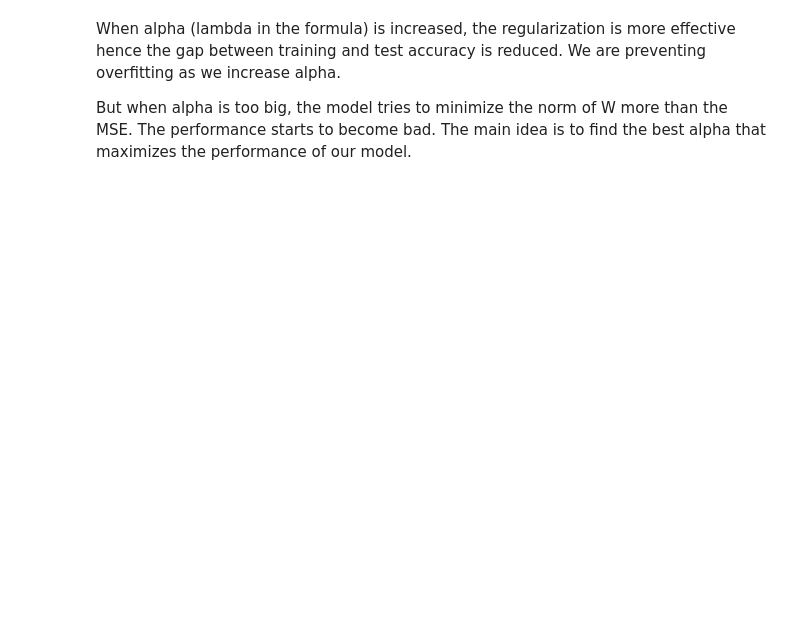
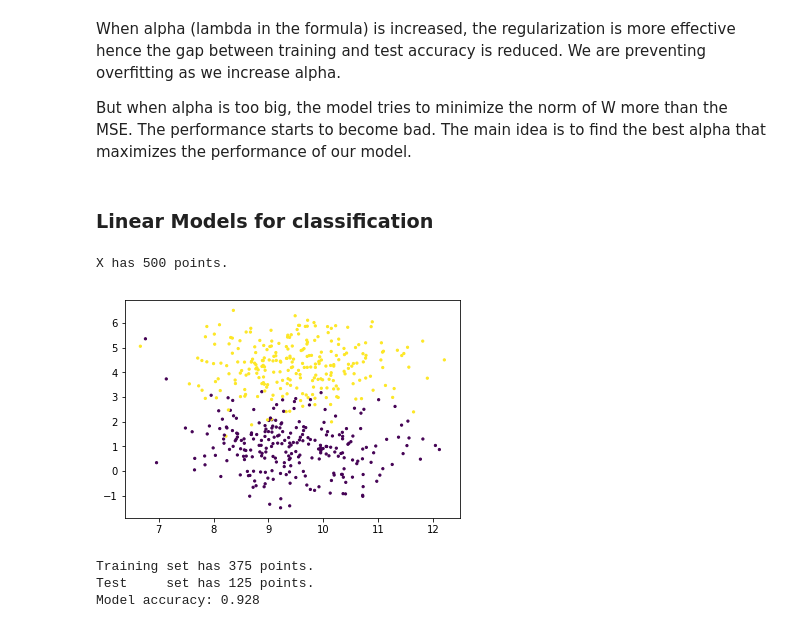
Before and after one commit to davidmilIs/Data-Clustering, a Jupyter notebook: Supervised-learning.ipynb, the cells around one changed output. Saved outputs shown, nothing was run; the diff lists cells and outputs as text; code cells hidden in the pictures; blank space fills up the shorter version.

Commit message:
Linear_model

```diff
--- a/Supervised-learning.ipynb
+++ b/Supervised-learning.ipynb
@@ -264,3 +264,29 @@ Test accuracy     (alpha=2)   = 0.728417475961
 When alpha (lambda in the formula) is increased, the regularization is more effective hence the gap between training and test accuracy is reduced. We are preventing overfitting as we increase alpha.
 
 But when alpha is too big, the model tries to minimize the norm of W more than the MSE. The performance starts to become bad. The main idea is to find the best alpha that maximizes the performance of our model.
+# %% [markdown]
+### Linear Models for classification
+# %%
+X, y = make_forge(504)
+print("X has", len(X), "points.")
+# %% [output]
+X has 500 points.
+# %%
+plt.scatter(X[:,0], X[:,1], c=y, s=5)
+plt.show()
+# %% [output]
+[figure, added]
+# %%
+from sklearn.linear_model import LogisticRegression
+X_train, X_test, y_train, y_test = train_test_split(X, y, random_state=0)
+print("Training set has", len(X_train), "points.")
+print("Test     set has", len(X_test), "points.")
+
+# then we can create a model
+model = LogisticRegression()
+model.fit(X_train, y_train)
+print("Model accuracy:", model.score(X_test, y_test))
+# %% [output]
+Training set has 375 points.
+Test     set has 125 points.
+Model accuracy: 0.928
```
Also changed, not shown: parts of 3 cells of this notebook.
